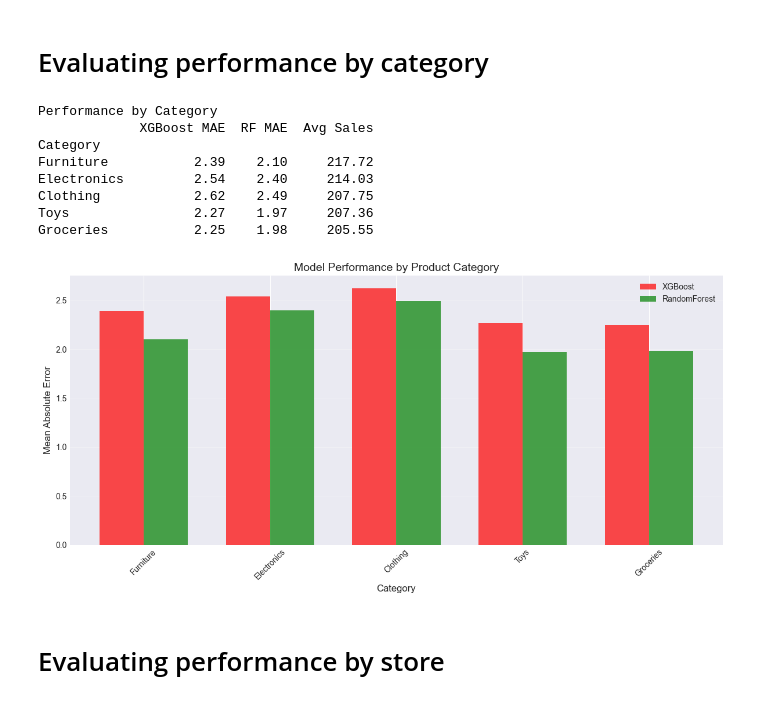
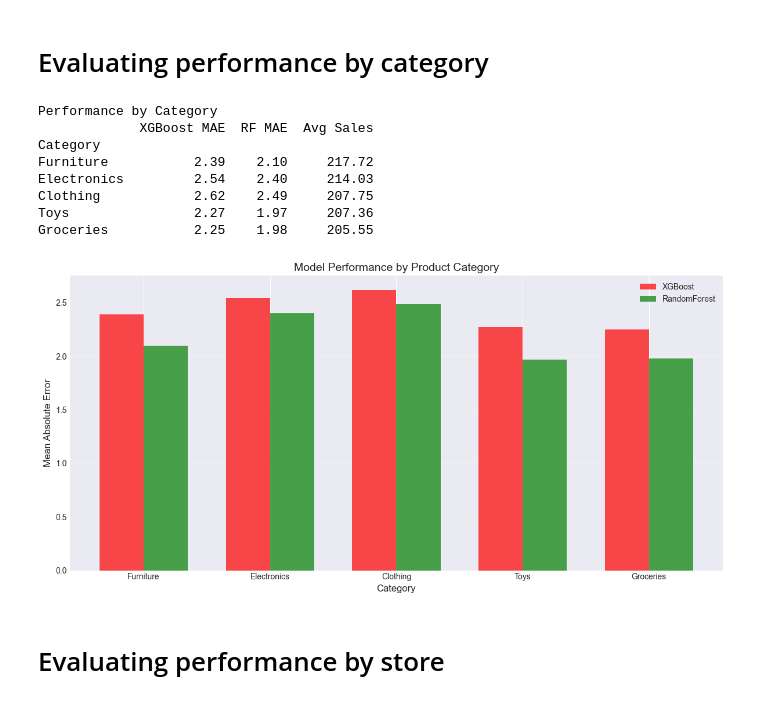
Before and after one commit to ElliottYankee/Retail-Sales-Forecasting-Pipeline, a Jupyter notebook: notebooks/model_comparison.ipynb, the cells around one changed output. Saved outputs shown, nothing was run; the diff lists cells and outputs as text; code cells hidden in the pictures.

Commit message:
Fixed formatting of category name in model performance by category product graph

```diff
--- a/notebooks/model_comparison.ipynb
+++ b/notebooks/model_comparison.ipynb
@@ -207,35 +207,35 @@ category_performance.columns = ['XGBoost MAE', 'RF MAE', 'Avg Sales']
 category_performance = category_performance.sort_values('Avg Sales', ascending=False)
 
 print("Performance by Category")
 print(category_performance)
 
 fig, ax = plt.subplots(figsize=(12, 6))
 x = np.arange(len(category_performance))
 width = 0.35
 
 ax.bar(x - width/2, category_performance['XGBoost MAE'], width, label='XGBoost', color='red', alpha=0.7)
 ax.bar(x + width/2, category_performance['RF MAE'], width, label='RandomForest', color='green', alpha=0.7)
 
 ax.set_xlabel('Category', fontsize=12)
 ax.set_ylabel('Mean Absolute Error', fontsize=12)
 ax.set_title('Model Performance by Product Category', fontsize=14)
 ax.set_xticks(x)
-ax.set_xticklabels(category_performance.index, rotation=45)
+ax.set_xticklabels(category_performance.index)
 ax.legend()
 ax.grid(True, alpha=0.3, axis='y')
 
 plt.tight_layout()
 plt.show()
 # %% [output]
 Performance by Category
              XGBoost MAE  RF MAE  Avg Sales
 Category
 Furniture           2.39    2.10     217.72
 Electronics         2.54    2.40     214.03
 Clothing            2.62    2.49     207.75
 Toys                2.27    1.97     207.36
 Groceries           2.25    1.98     205.55
-[figure, old version]
+[figure, new version]
 # %% [markdown]
 # Evaluating performance by store
 # %%
```
